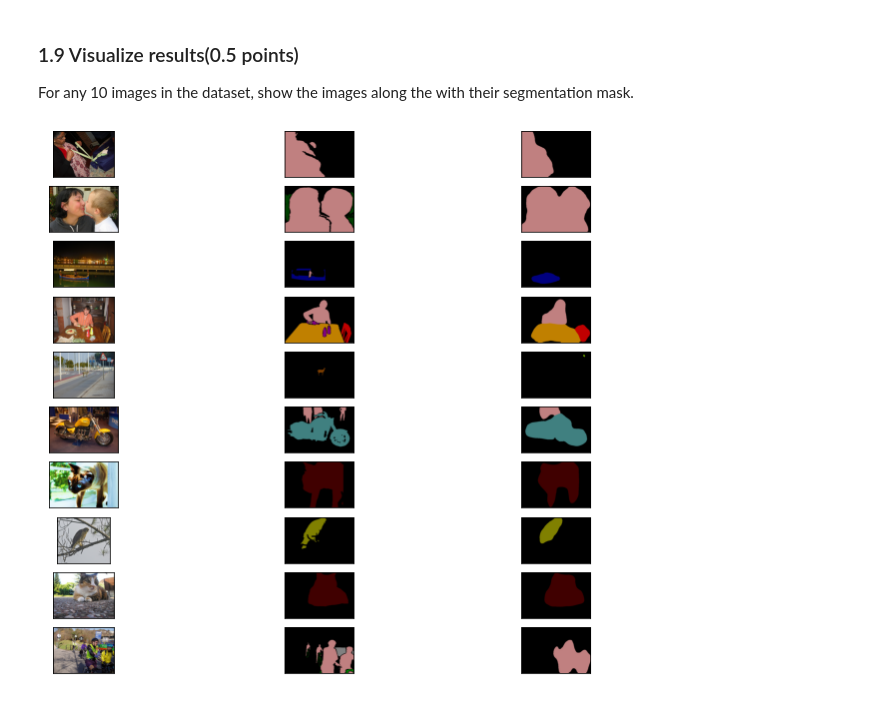
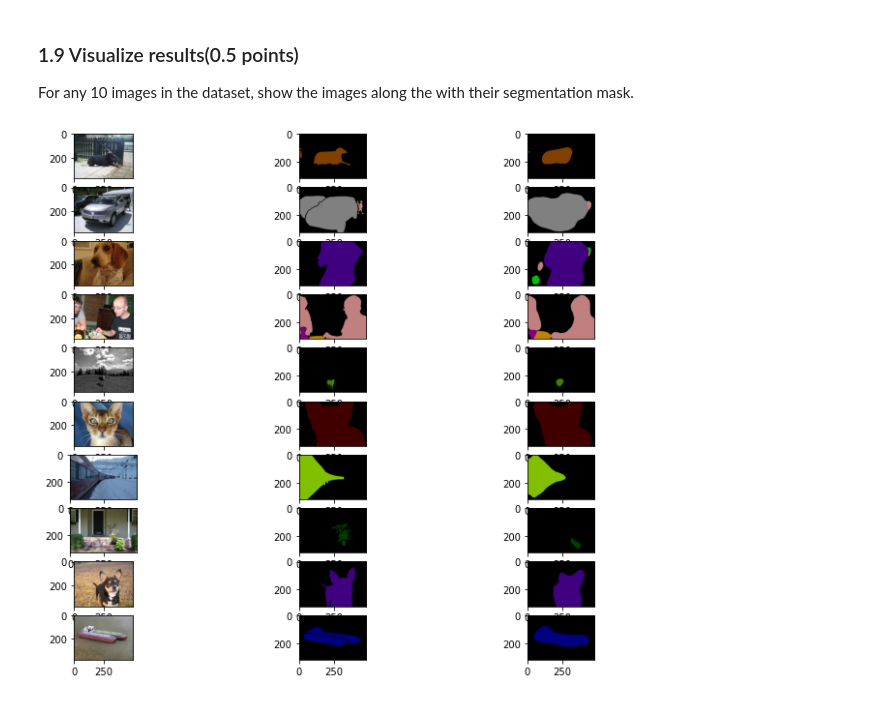
Before and after one commit to lotfyhussein/NN_Project, a Jupyter notebook: Part_1/part_1.ipynb, the cells around one changed output. Cells and saved outputs as stored; diff of their text form; code cells hidden in the pictures.

```diff
--- a/Part_1/part_1.ipynb
+++ b/Part_1/part_1.ipynb
@@ -181,7 +176,7 @@ class fcn(nn.Module):
 # Creating an instance of the model defined above.
 # You can modify it incase you need to pass paratemers to the constructor.
 device = torch.device(f'cuda:{0}' if torch.cuda.is_available() else "cpu")
-model = fcn(num_classes)
+model = FCN(num_classes)
 model.to(device)
 model = torch.nn.DataParallel(model)
 # %% [markdown]
@@ -191,6 +186,8 @@ Define all the hyperparameters(not restricted to the three given below) that you
 local_path = './VOCdevkit/VOC2012/' # modify it according to your device
 bs = 32
 epochs = 30
+lr = 1e-2
+weight_decay = 1e-4
 # %% [markdown]
 ### 1.4 Dataset and Dataloader(0.5 points)
 Create the dataset using pascalVOCDataset class defined above. Use local_path defined in the cell above as root.
@@ -207,7 +204,7 @@ valid_data=DataLoader(voc_test,batch_size=bs)
 Define below with the loss function you think would be most suitable for segmentation task. You are free to choose any optimizer to train the network.
 # %%
 criterion = nn.NLLLoss2d()
-optimizer = torch.optim.SGD(model.parameters(), lr=1e-2, weight_decay=1e-4)
+optimizer = torch.optim.SGD(model.parameters(), lr=lr, weight_decay=weight_decay)
 # %% [markdown]
 ### 1.6 Training the model(3.0 points)
 Your task here is to complete the code below to perform a training loop and save the model weights after each epoch of training.
@@ -531,21 +528,23 @@ plt.savefig('./dice_scores.png')
 ### 1.9 Visualize results(0.5 points)
 For any 10 images in the dataset, show the images along the with their segmentation mask.
 # %%
-model.eval()
+def predict(im, label):
+    model.eval()
+    cm = np.array(colormap).astype('uint8')
+    im = Variable(im.unsqueeze(0)).to(device)
+    out = model(im)
+    pred = out.max(1)[1].squeeze().cpu().data.numpy()
+    pred_color = cm[pred]
+    return pred_color, pred, cm[label.numpy()]
+
 l, figs = plt.subplots(10, 3, figsize=(12, 10))
 for i in range(10):
     x = random.randint(1, 1000)
     test_data, test_label = voc_train[x]
     pred_color, pred, label_color = predict(test_data, test_label)
     figs[i, 0].imshow(Image.open(voc_train.data_list[x]))
-    figs[i, 0].axes.get_xaxis().set_visible(False)
-    figs[i, 0].axes.get_yaxis().set_visible(False)
     figs[i, 1].imshow(label_color)
-    figs[i, 1].axes.get_xaxis().set_visible(False)
-    figs[i, 1].axes.get_yaxis().set_visible(False)
     figs[i, 2].imshow(pred_color)
-    figs[i, 2].axes.get_xaxis().set_visible(False)
-    figs[i, 2].axes.get_yaxis().set_visible(False)
-l.savefig('full_figure.png')
+l.savefig('images.png')
 # %% [output]
-[figure, old version]
+[figure, new version]
```
Also changed, not shown: parts of 2 cells of this notebook, 2 other files.
